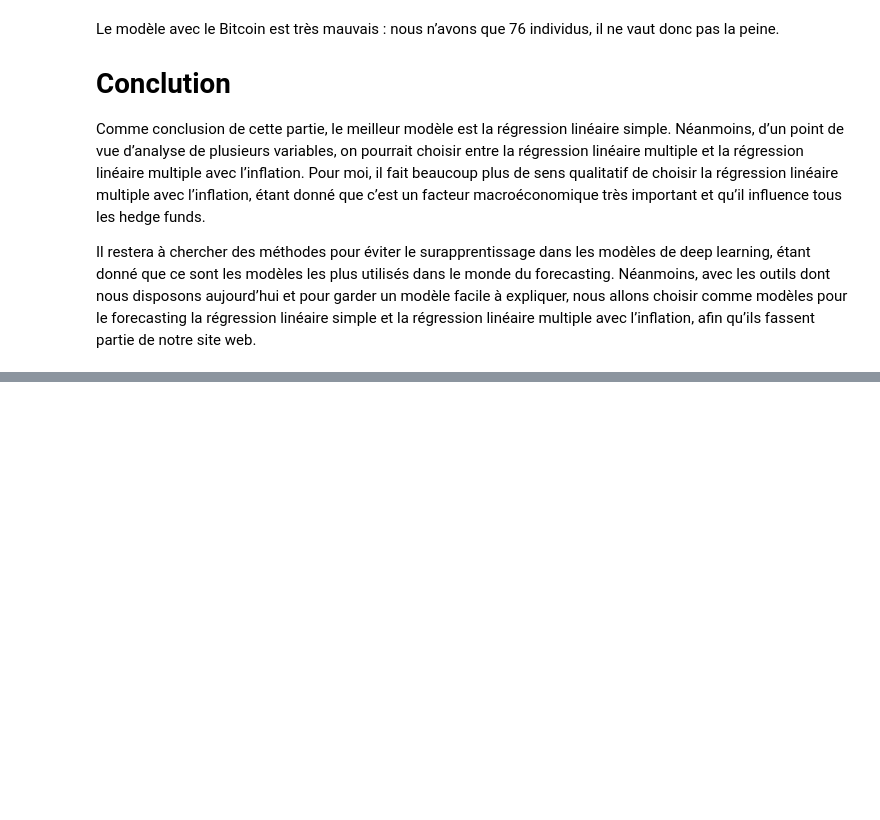
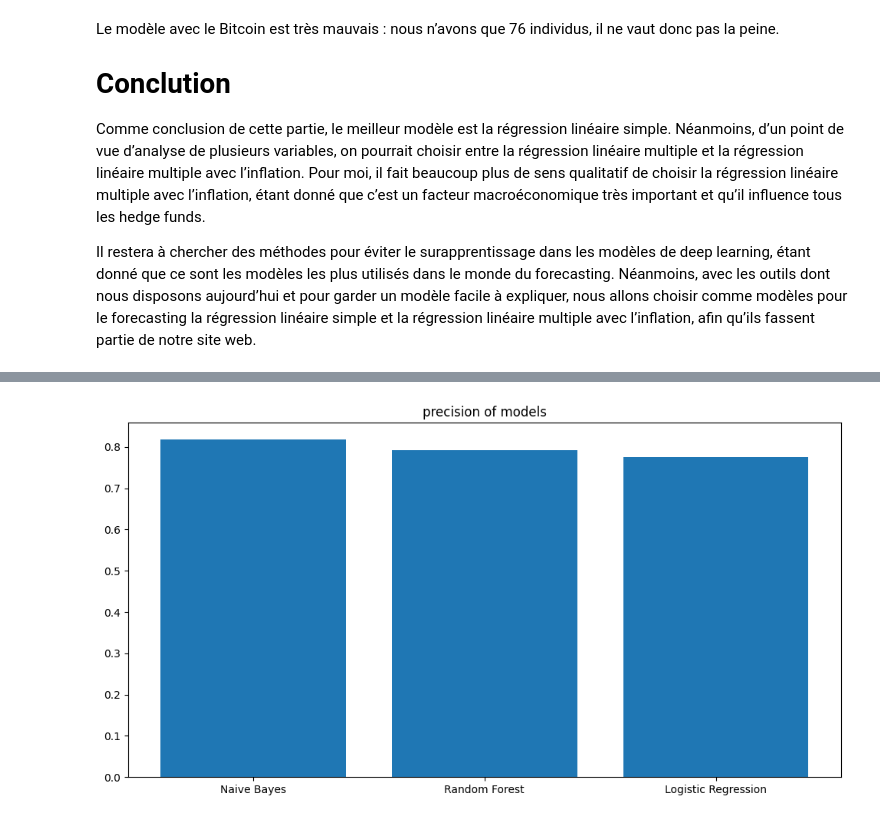
Before and after one commit to gcolpari/STOCKMARKET_PREDICTION-, a Jupyter notebook: Prediction.ipynb, the cells around one changed output, grey strips where cells are left out. Drawn from its saved outputs; the diff is of its cells as text; code cells hidden in the pictures; blank space fills up the shorter version.

```diff
--- a/Prediction.ipynb
+++ b/Prediction.ipynb
@@ -1065,0 +1174,5 @@ Il restera à chercher des méthodes pour éviter le surapprentissage dans les m
+# %%
+
+plot_bar_metrics("precision",metrics_dict)
+# %% [output]
+[figure, added]
```
Also changed, not shown: parts of 55 cells of this notebook.
